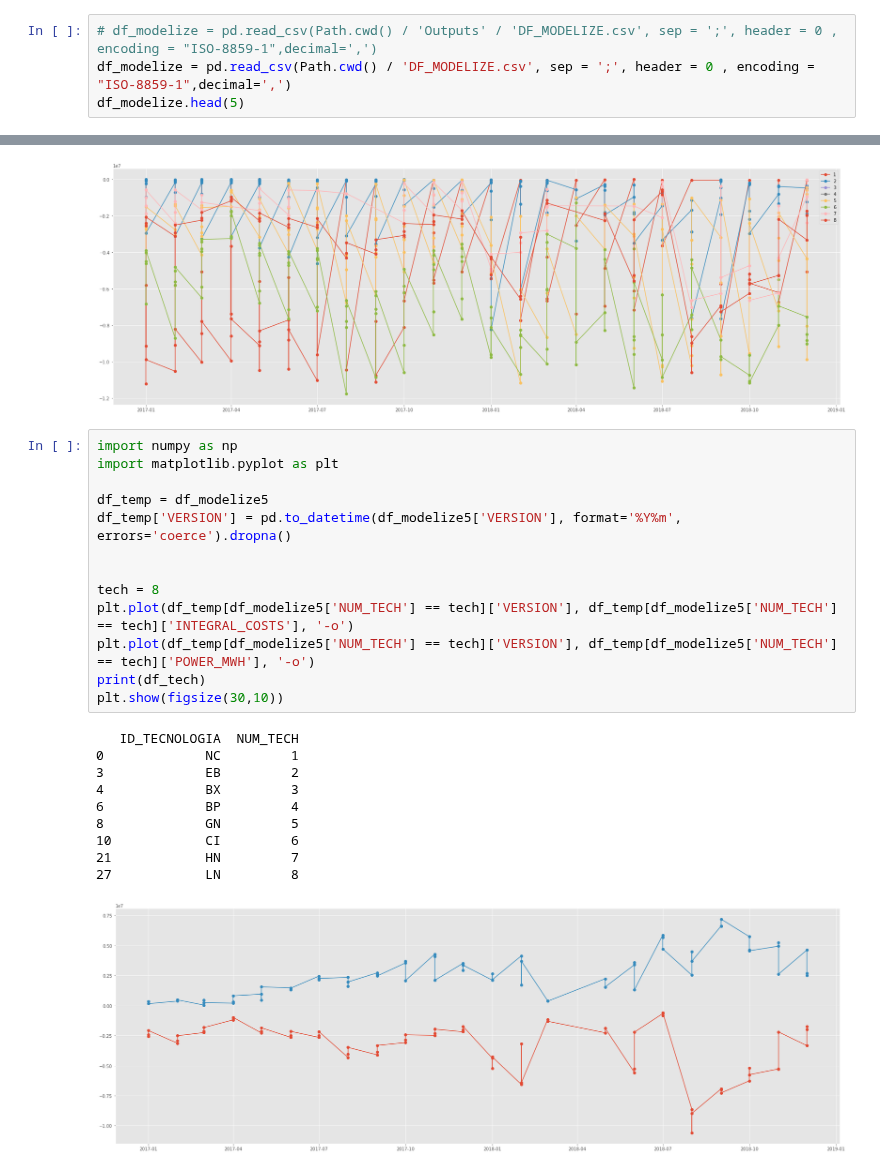
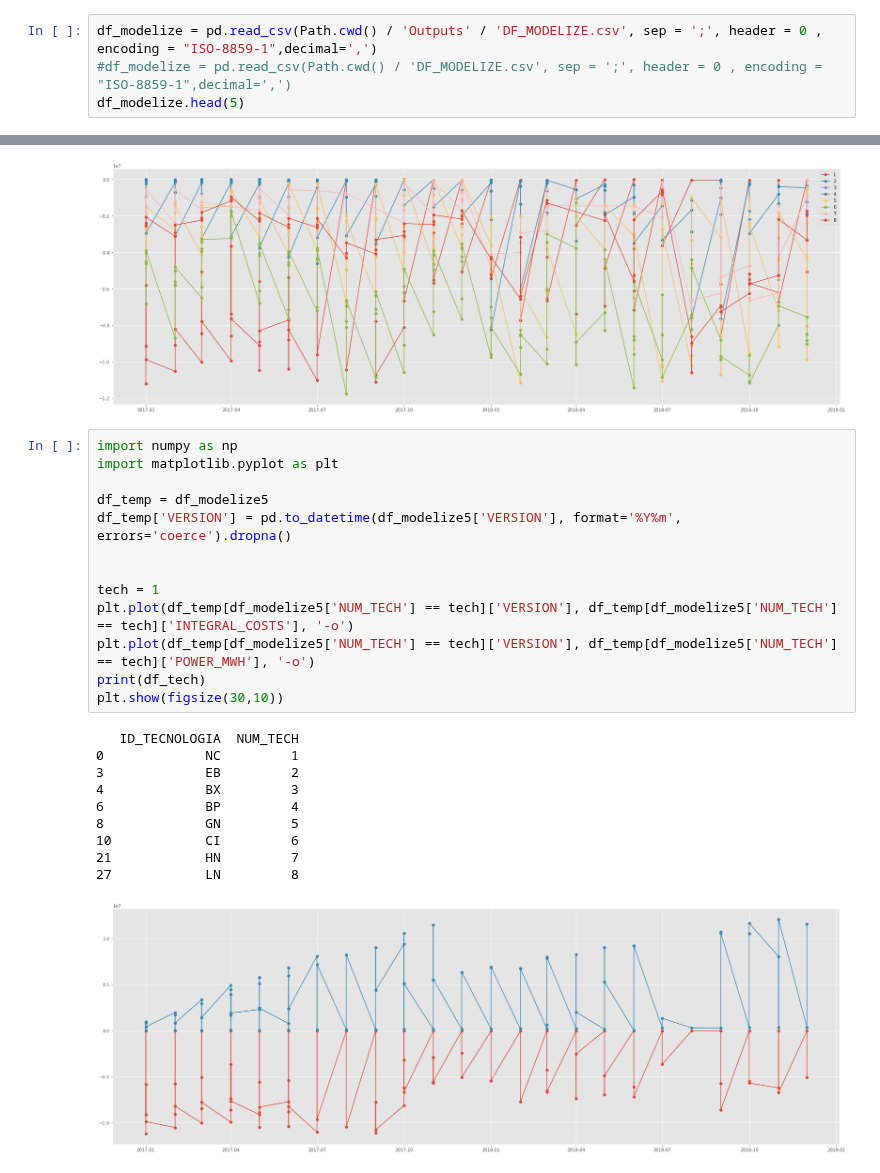
Before and after one commit to davescusope/TFM_Data_Science, a Jupyter notebook: 06. Modeling2.ipynb, the cells around one changed output, grey strips where cells are left out. Drawn from its saved outputs; the diff is of its cells as text.

```diff
--- a/06. Modeling2.ipynb
+++ b/06. Modeling2.ipynb
@@ -18,8 +18,8 @@ from scipy import stats
 # %% [output]
 Populating the interactive namespace from numpy and matplotlib
 # %%
-# df_modelize = pd.read_csv(Path.cwd() / 'Outputs' / 'DF_MODELIZE.csv', sep = ';', header = 0 , encoding = "ISO-8859-1",decimal=',')
-df_modelize = pd.read_csv(Path.cwd() / 'DF_MODELIZE.csv', sep = ';', header = 0 , encoding = "ISO-8859-1",decimal=',')
+df_modelize = pd.read_csv(Path.cwd() / 'Outputs' / 'DF_MODELIZE.csv', sep = ';', header = 0 , encoding = "ISO-8859-1",decimal=',')
+#df_modelize = pd.read_csv(Path.cwd() / 'DF_MODELIZE.csv', sep = ';', header = 0 , encoding = "ISO-8859-1",decimal=',')
 df_modelize.head(5)
 # %% [output]
 |  | VERSION | ID_UPR | ID_TECNOLOGIA | A. No Cobrados | AMONIACO | ATR | Ajuste | BONO_SOCIAL_PEGO | ... |
@@ -452,24 +458,24 @@ plt.show(figsize(30,10))
 # %%
 import numpy as np
 import matplotlib.pyplot as plt
 
 df_temp = df_modelize5
 df_temp['VERSION'] = pd.to_datetime(df_modelize5['VERSION'], format='%Y%m', errors='coerce').dropna()
 
 
-tech = 8
+tech = 1
 plt.plot(df_temp[df_modelize5['NUM_TECH'] == tech]['VERSION'], df_temp[df_modelize5['NUM_TECH'] == tech]['INTEGRAL_COSTS'], '-o')
 plt.plot(df_temp[df_modelize5['NUM_TECH'] == tech]['VERSION'], df_temp[df_modelize5['NUM_TECH'] == tech]['POWER_MWH'], '-o')
 print(df_tech)
 plt.show(figsize(30,10))
 # %% [output]
    ID_TECNOLOGIA  NUM_TECH
 0             NC         1
 3             EB         2
 4             BX         3
 6             BP         4
 8             GN         5
 10            CI         6
 21            HN         7
 27            LN         8
-[figure, old version]
+[figure, new version]
```
Also changed, not shown: parts of 10 cells of this notebook.
